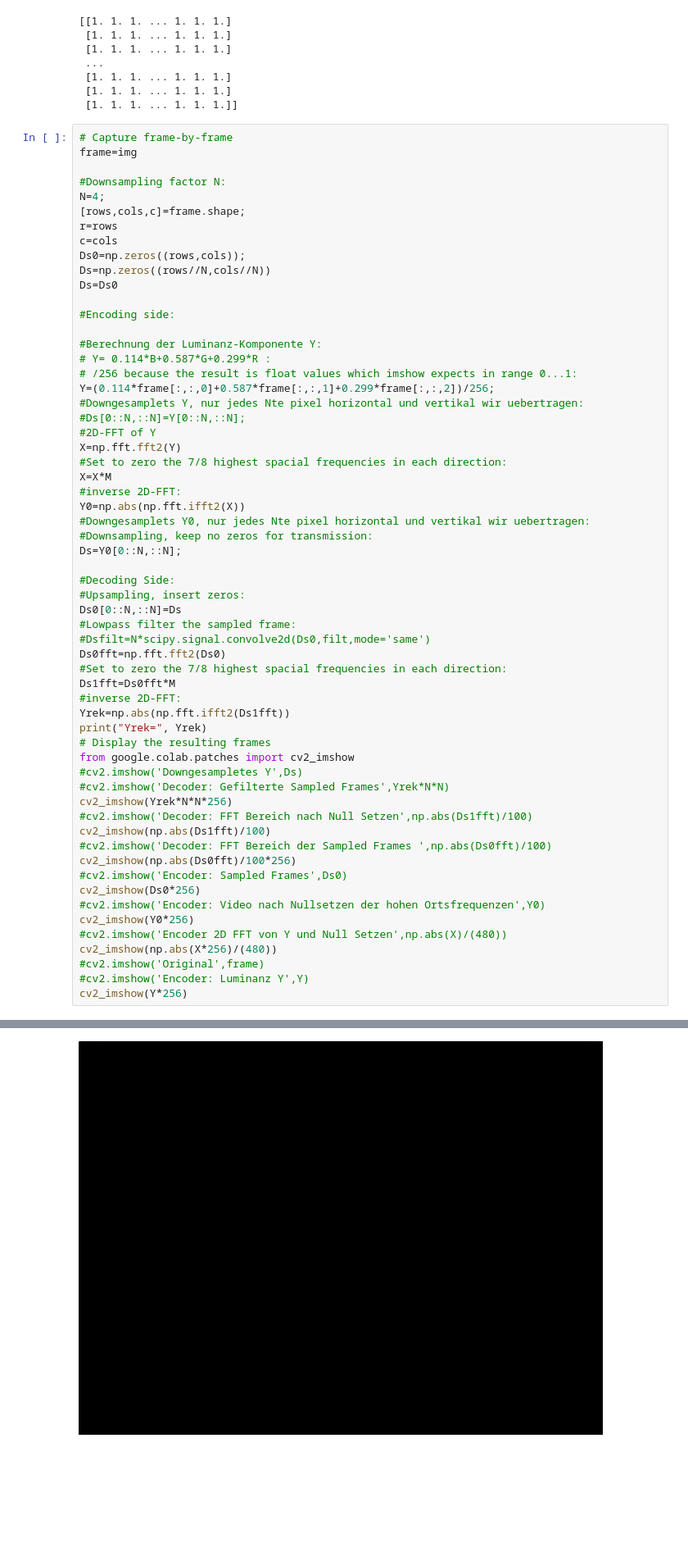
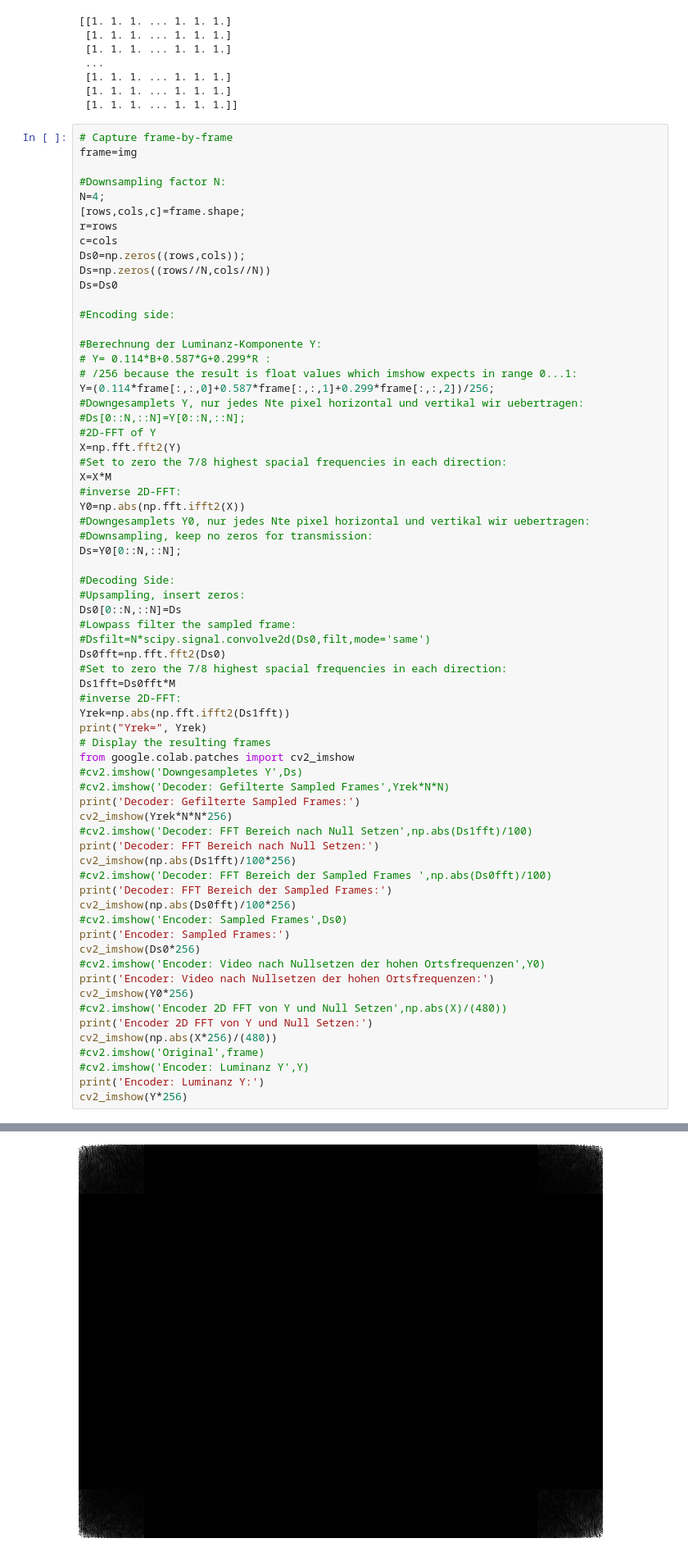
Before and after one commit to TUIlmenauAMS/GVT_Lecture_Colab, a Jupyter notebook: GVT_V5.ipynb, the cells around one changed output, grey strips where cells are left out. Shown at 82% size. Drawn from its saved outputs; the diff is of its cells as text; blank space fills up the shorter version.

```diff
--- a/GVT_V5.ipynb
+++ b/GVT_V5.ipynb
@@ -438,19 +438,26 @@ print("Yrek=", Yrek)
 from google.colab.patches import cv2_imshow
 #cv2.imshow('Downgesampletes Y',Ds)
 #cv2.imshow('Decoder: Gefilterte Sampled Frames',Yrek*N*N)
+print('Decoder: Gefilterte Sampled Frames:')
 cv2_imshow(Yrek*N*N*256)
 #cv2.imshow('Decoder: FFT Bereich nach Null Setzen',np.abs(Ds1fft)/100)
-cv2_imshow(np.abs(Ds1fft)/100)
+print('Decoder: FFT Bereich nach Null Setzen:')
+cv2_imshow(np.abs(Ds1fft)/100*256)
 #cv2.imshow('Decoder: FFT Bereich der Sampled Frames ',np.abs(Ds0fft)/100)
+print('Decoder: FFT Bereich der Sampled Frames:')
 cv2_imshow(np.abs(Ds0fft)/100*256)
 #cv2.imshow('Encoder: Sampled Frames',Ds0)
+print('Encoder: Sampled Frames:')
 cv2_imshow(Ds0*256)
 #cv2.imshow('Encoder: Video nach Nullsetzen der hohen Ortsfrequenzen',Y0)
+print('Encoder: Video nach Nullsetzen der hohen Ortsfrequenzen:')
 cv2_imshow(Y0*256)
 #cv2.imshow('Encoder 2D FFT von Y und Null Setzen',np.abs(X)/(480))
+print('Encoder 2D FFT von Y und Null Setzen:')
 cv2_imshow(np.abs(X*256)/(480))
 #cv2.imshow('Original',frame)
 #cv2.imshow('Encoder: Luminanz Y',Y)
+print('Encoder: Luminanz Y:')
 cv2_imshow(Y*256)
 # %% [output]
 Yrek= [[0.02495914 0.02722688 0.02777675 ... 0.01564171 0.01821901 0.02162934]
@@ -464 +473 @@ Yrek= [[0.02495914 0.02722688 0.02777675 ... 0.01564171 0.01821901 0.02162934]
-[figure, old version]
+[figure, new version]
```
Also changed, not shown: parts of 1 cell of this notebook.
